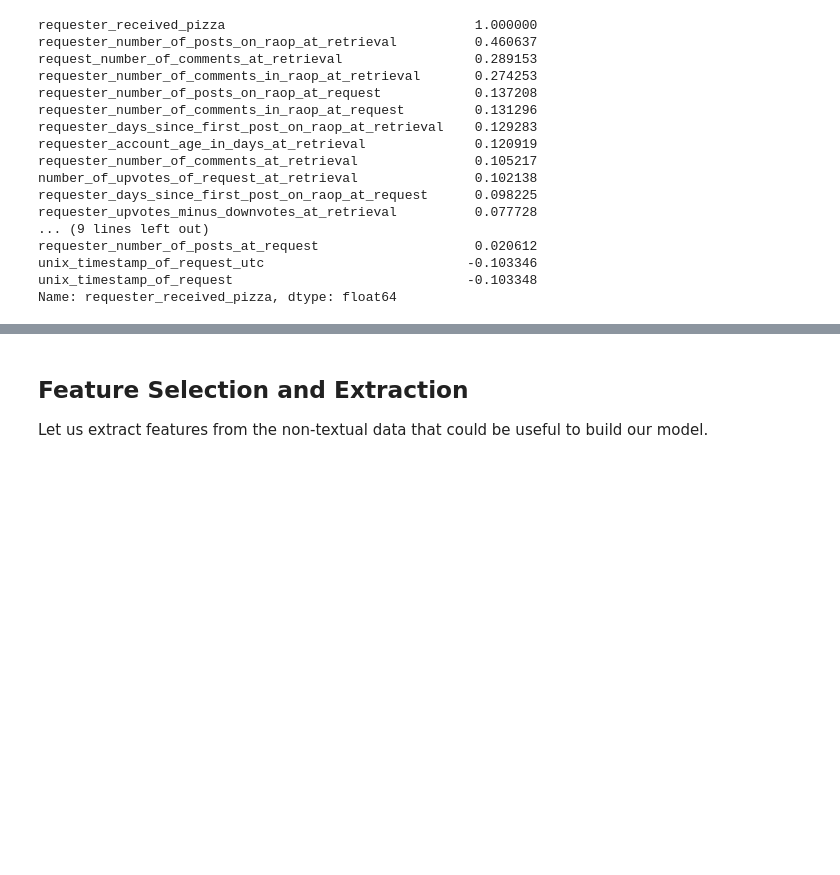
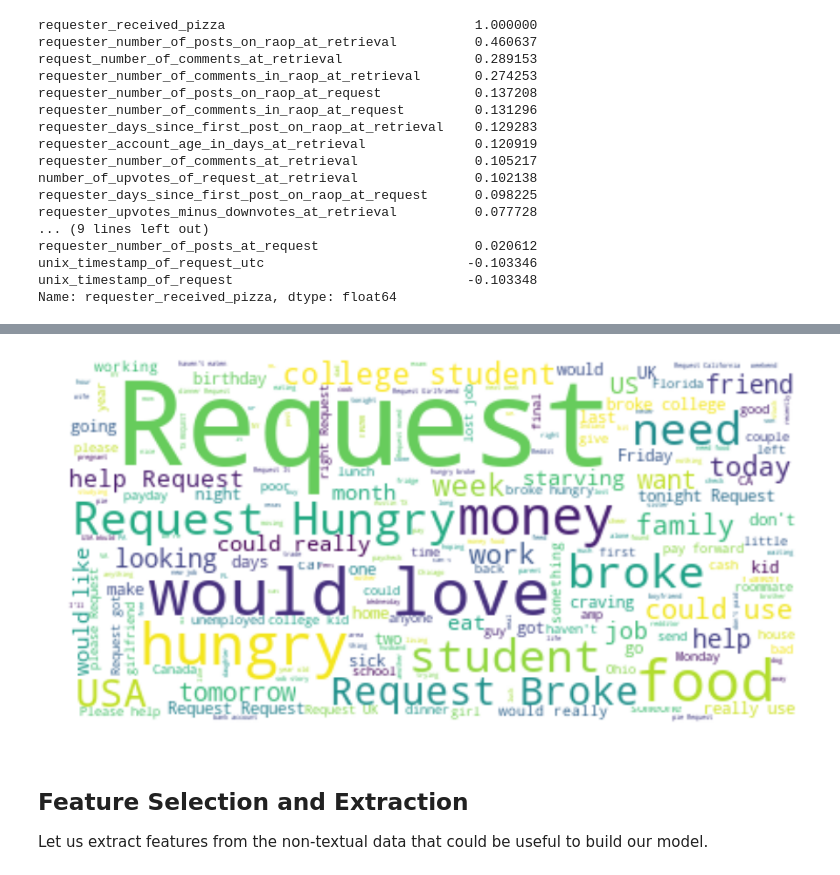
Before and after one commit to gkarnataki/w207-final-project, a Jupyter notebook: RAOP-Final.ipynb, the cells around one changed output, grey strips where cells are left out. Saved outputs shown, nothing was run; the diff lists cells and outputs as text; code cells hidden in the pictures; blank space fills up the shorter version.

```diff
--- a/RAOP-Final.ipynb
+++ b/RAOP-Final.ipynb
@@ -159,3 +179,13 @@ Name: requester_received_pizza, dtype: float64
+# %%
+text = train_df['request_title']
+all_text = " ".join(request_text for request_text in text)
+wordcloud = WordCloud(stopwords=stopwords, background_color="white").generate(all_text)
+plt.figure(figsize=[15,15])
+plt.imshow(wordcloud, interpolation='bilinear')
+plt.axis("off")
+plt.show()
+# %% [output]
+[figure, added]
 # %% [markdown]
 ## Feature Selection and Extraction
 
```
Also changed, not shown: parts of 17 cells of this notebook.
